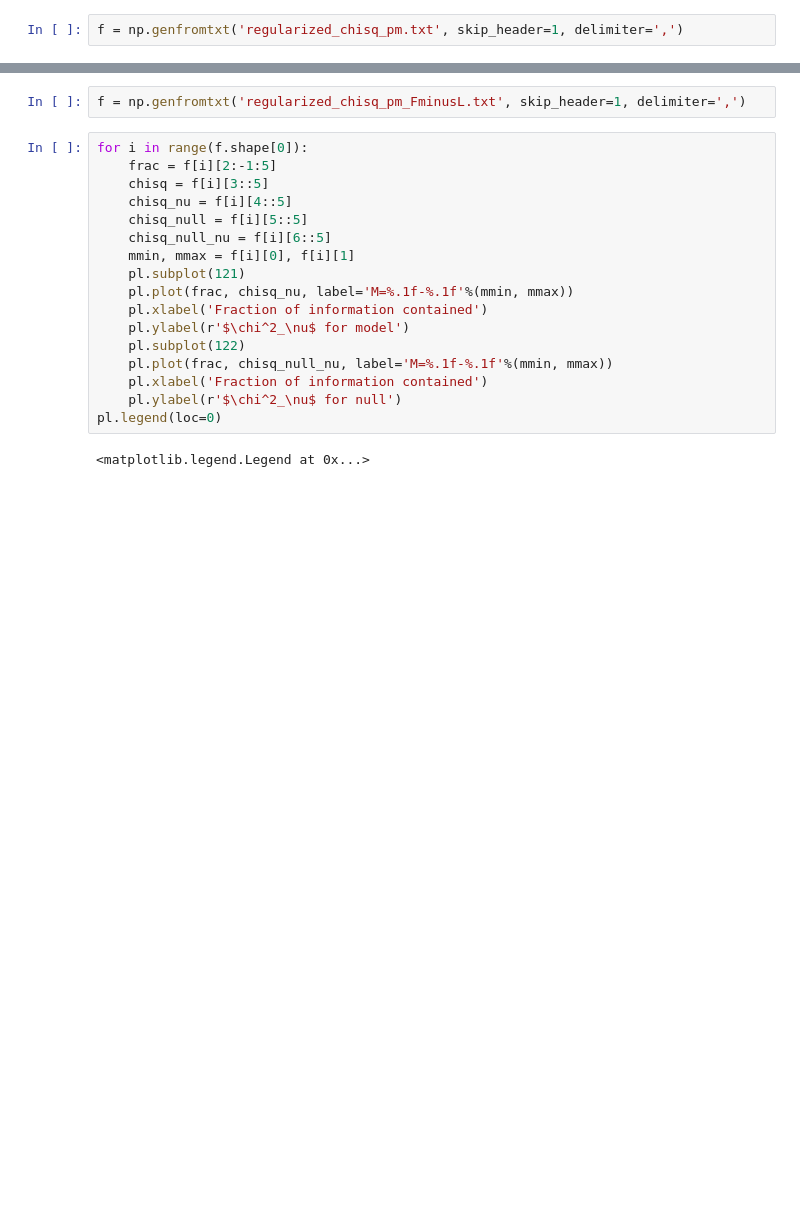
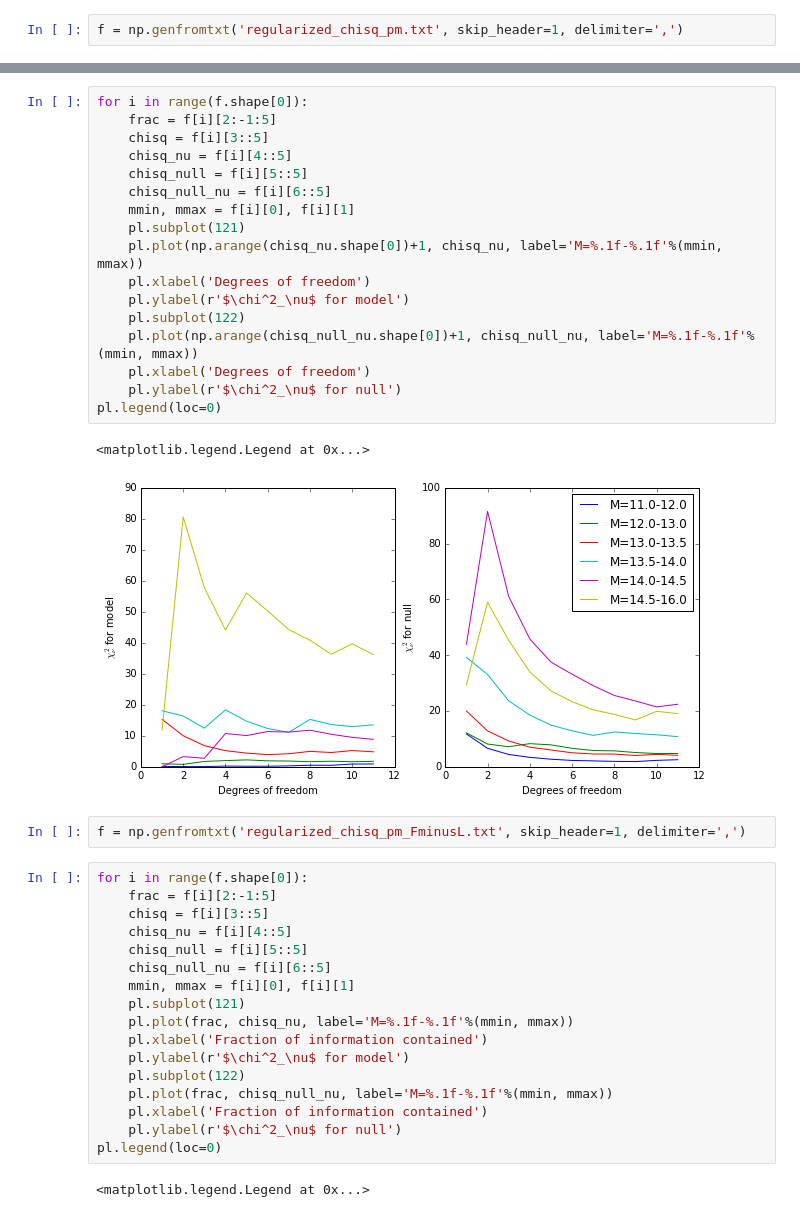
Before and after one commit to vvinuv/ipynb, a Jupyter notebook: regularization_plots.ipynb, the cells around one changed output, grey strips where cells are left out. Saved outputs shown, nothing was run; the diff lists cells and outputs as text; blank space fills up the shorter version.

```diff
--- a/regularization_plots.ipynb
+++ b/regularization_plots.ipynb
@@ -59,3 +60,23 @@ pl.legend(loc=0)
+# %%
+for i in range(f.shape[0]):
+    frac = f[i][2:-1:5]
+    chisq = f[i][3::5]
+    chisq_nu = f[i][4::5]
+    chisq_null = f[i][5::5]
+    chisq_null_nu = f[i][6::5]
+    mmin, mmax = f[i][0], f[i][1]
+    pl.subplot(121)
+    pl.plot(np.arange(chisq_nu.shape[0])+1, chisq_nu, label='M=%.1f-%.1f'%(mmin, mmax))
+    pl.xlabel('Degrees of freedom')
+    pl.ylabel(r'$\chi^2_\nu$ for model')
+    pl.subplot(122)
+    pl.plot(np.arange(chisq_null_nu.shape[0])+1, chisq_null_nu, label='M=%.1f-%.1f'%(mmin, mmax))
+    pl.xlabel('Degrees of freedom')
+    pl.ylabel(r'$\chi^2_\nu$ for null')
+pl.legend(loc=0)
+# %% [output]
+<matplotlib.legend.Legend at 0x...>
+[figure, added]
 # %%
 f = np.genfromtxt('regularized_chisq_pm_FminusL.txt', skip_header=1, delimiter=',')
 # %%
```
Also changed, not shown: parts of 5 cells of this notebook.
